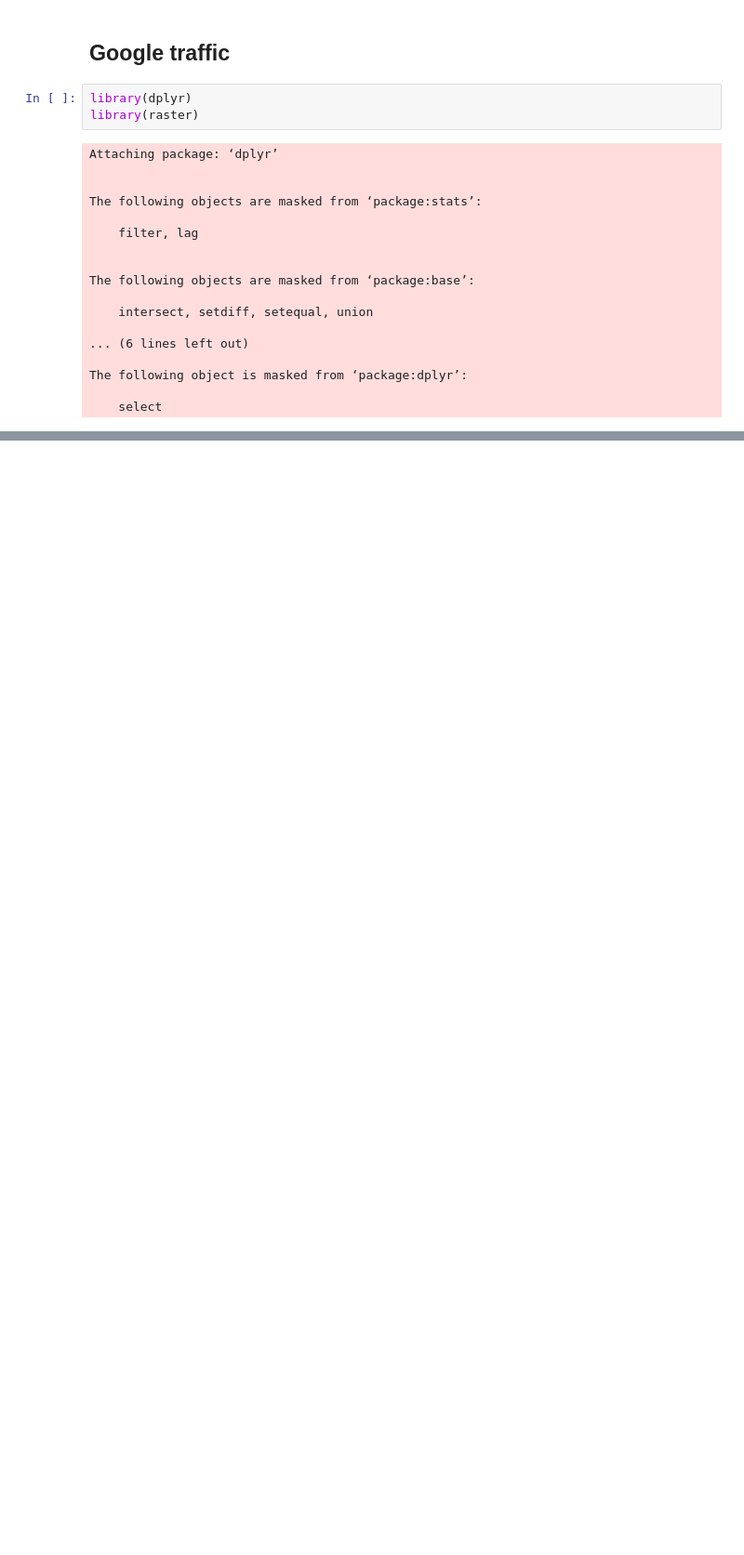
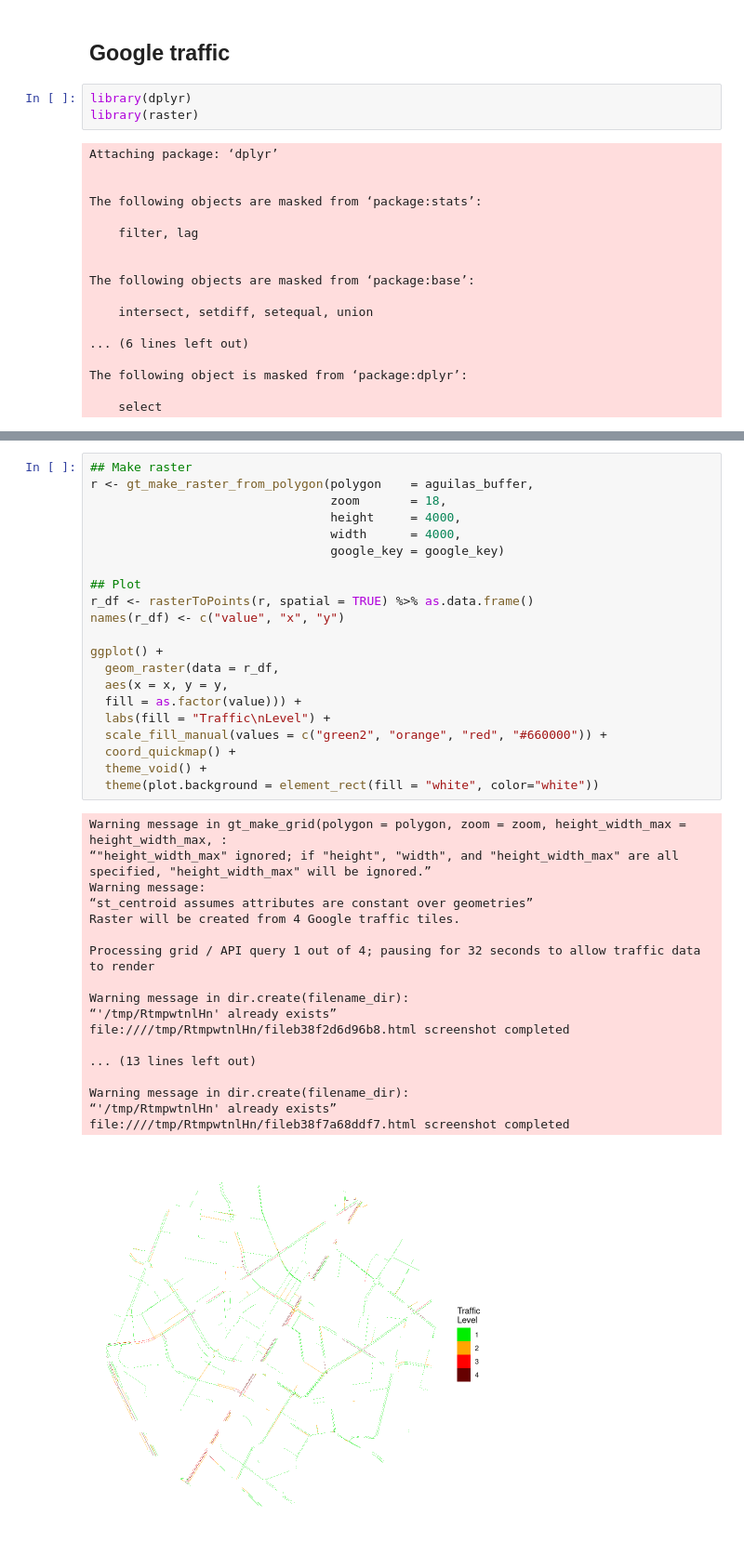
Before and after one commit to Observatorio-Ciudades/accesibilidad-urbana, a Jupyter notebook: notebooks/airquality/01-AirQuality-Testing.ipynb, the cells around one changed output, grey strips where cells are left out. Shown at 93% size. Drawn from its saved outputs; the diff is of its cells as text; blank space fills up the shorter version.

```diff
--- a/notebooks/airquality/01-AirQuality-Testing.ipynb
+++ b/notebooks/airquality/01-AirQuality-Testing.ipynb
@@ -220,0 +325,40 @@ ggplot() +
+# %%
+## Make raster
+r <- gt_make_raster_from_polygon(polygon    = aguilas_buffer,
+                                 zoom       = 18,
+                                 height     = 4000,
+                                 width      = 4000,
+                                 google_key = google_key)
+
+## Plot
+r_df <- rasterToPoints(r, spatial = TRUE) %>% as.data.frame()
+names(r_df) <- c("value", "x", "y")
+
+ggplot() +
+  geom_raster(data = r_df,
+  aes(x = x, y = y,
+  fill = as.factor(value))) +
+  labs(fill = "Traffic\nLevel") +
+  scale_fill_manual(values = c("green2", "orange", "red", "#660000")) +
+  coord_quickmap() +
+  theme_void() +
+  theme(plot.background = element_rect(fill = "white", color="white"))
+# %% [output]
+Warning message in gt_make_grid(polygon = polygon, zoom = zoom, height_width_max = height_width_max, :
+“"height_width_max" ignored; if "height", "width", and "height_width_max" are all specified, "height_width_max" will be ignored.”
+Warning message:
+“st_centroid assumes attributes are constant over geometries”
+Raster will be created from 4 Google traffic tiles.
+
+Processing grid / API query 1 out of 4; pausing for 32 seconds to allow traffic data to render
+
+Warning message in dir.create(filename_dir):
+“'/tmp/RtmpwtnlHn' already exists”
+file:////tmp/RtmpwtnlHn/fileb38f2d6d96b8.html screenshot completed
+
+... (13 lines left out)
+
+Warning message in dir.create(filename_dir):
+“'/tmp/RtmpwtnlHn' already exists”
+file:////tmp/RtmpwtnlHn/fileb38f7a68ddf7.html screenshot completed
+[figure, added]
```
Also changed, not shown: parts of 17 cells of this notebook.
